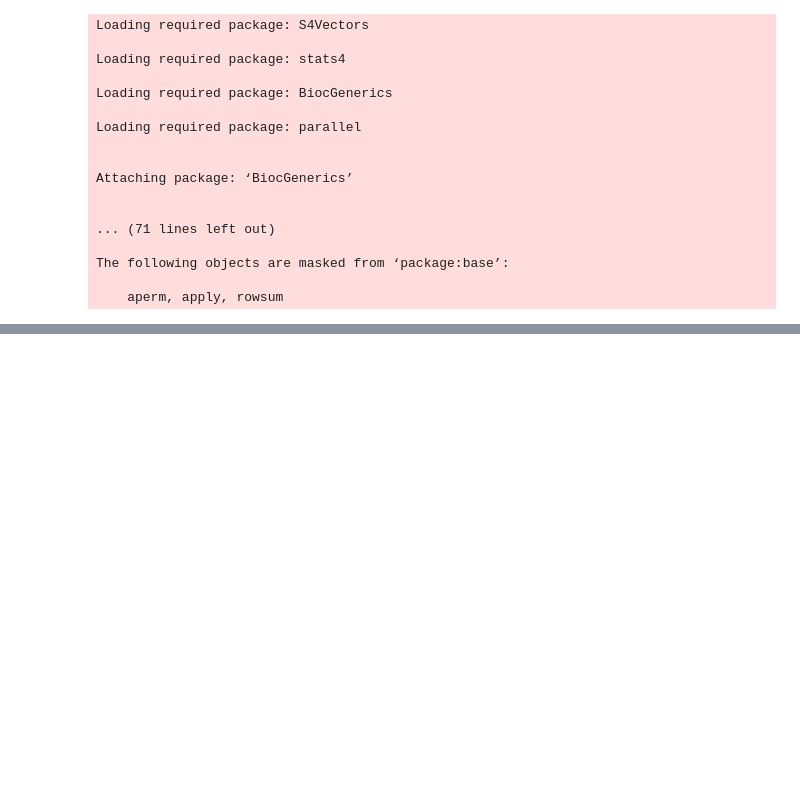
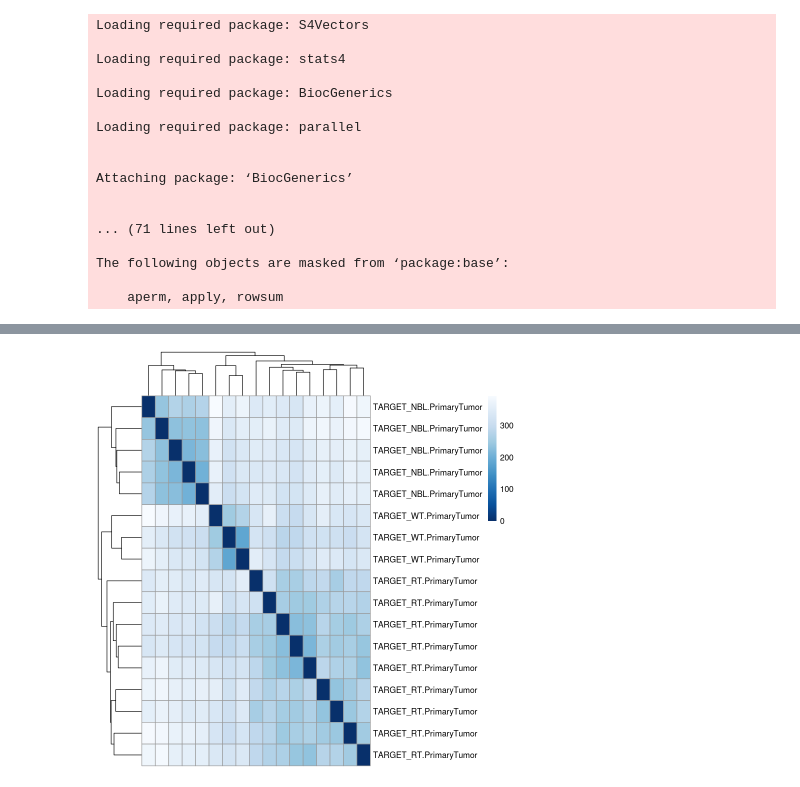
Before and after one commit to andrew-weisman/target_classification, a Jupyter notebook: main_r.ipynb, the cells around one changed output, grey strips where cells are left out. Cells and saved outputs as stored; diff of their text form; code cells hidden in the pictures; blank space fills up the shorter version.

```diff
--- a/main_r.ipynb
+++ b/main_r.ipynb
@@ -35,0 +279,17 @@ The following objects are masked from ‘package:base’:
+# %%
+vsd_blind <- vst(dds, blind=TRUE)
+#vsd2use <- vsd_blind
+vsd2use <- vsd
+sampleDists <- dist(t(assay(vsd2use)))
+library("RColorBrewer")
+library("pheatmap")
+sampleDistMatrix <- as.matrix(sampleDists)
+rownames(sampleDistMatrix) <- vsd2use$condition # paste(vsd2use$condition, vsd2use$type, sep="-")
+colnames(sampleDistMatrix) <- NULL
+colors <- colorRampPalette( rev(brewer.pal(9, "Blues")) )(255)
+pheatmap(sampleDistMatrix,
+         clustering_distance_rows=sampleDists,
+         clustering_distance_cols=sampleDists,
+         col=colors)
+# %% [output]
+[figure, added]
```
Also changed, not shown: parts of 46 cells of this notebook.
